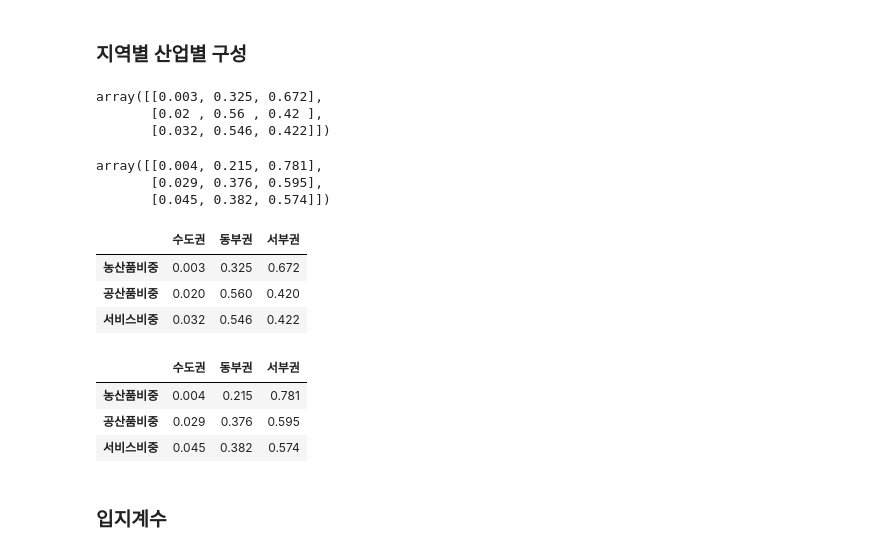
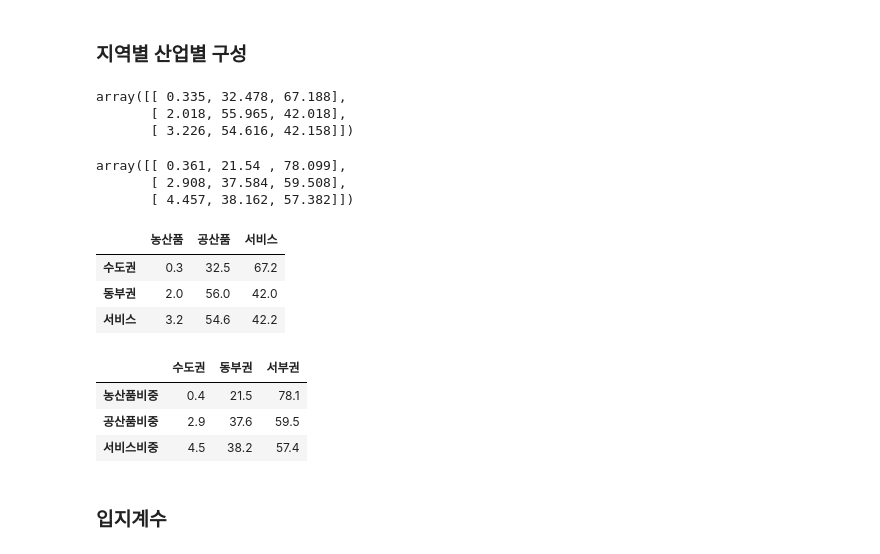
Before and after one commit to Tom-Jung/legendary-funicular, a Jupyter notebook: Ch7. 지역산업연관분석_3부문_3지역_new_final.ipynb, the cells around one changed output. Cells and saved outputs as stored; diff of their text form; code cells hidden in the pictures.

```diff
--- a/Ch7. 지역산업연관분석_3부문_3지역_new_final.ipynb
+++ b/Ch7. 지역산업연관분석_3부문_3지역_new_final.ipynb
@@ -67,7 +49,7 @@ sm_vact = np.vstack((va[:,9],ct[:,9]))
 vact_all = np.hstack((sudo, seobu, dongbu,sm_vact))
 
 va_sm = np.hstack((sudo, seobu, dongbu))
-ctva_wgt = ((vact_all/sm_vact)*100).round(1)
+ctva_wgt = (vact_all/sm_vact)
 str_rg = np.vstack((vact_all,ctva_wgt))
-str_rg.shape
+str_rg
 # %% [output]
@@ -90,47 +75,47 @@ VACT_by_RG.to_csv('산출액_부가가치_지역별_비중.csv', encoding='utf_8
 # %%
 # 산출액
 
-sudo_ind_by_ct = Mt[-1,:3]/str_rg[1,0] # 수도권 산업별 비중
-dongbu_ind_by_ct = Mt[-1,3:6]/str_rg[1,1] # 동부권 산업별 비중
-seobu_ind_by_ct = Mt[-1,6:9]/str_rg[1,2] # 동부권 산업별 비중
+sudo_ind_by_ct = (Mt[-1,:3]/str_rg[1,0]*100) # 수도권 산업별 비중
+dongbu_ind_by_ct = (Mt[-1,3:6]/str_rg[1,1]*100) # 동부권 산업별 비중
+seobu_ind_by_ct = (Mt[-1,6:9]/str_rg[1,2]*100) # 동부권 산업별 비중
 
 wgt_ind_by_region_ct = np.vstack((sudo_ind_by_ct,dongbu_ind_by_ct,seobu_ind_by_ct)) #  지역별 산업별 비중
 wgt_ind_by_region_ct
 # %% [output]
-array([[0.003, 0.325, 0.672],
-       [0.02 , 0.56 , 0.42 ],
-       [0.032, 0.546, 0.422]])
+array([[ 0.335, 32.478, 67.188],
+       [ 2.018, 55.965, 42.018],
+       [ 3.226, 54.616, 42.158]])
 # %%
 # 부가가치
 
-sudo_ind_by_va = Mt[-2,:3]/str_rg[0,0] # 수도권 산업별 비중
-dongbu_ind_by_va = Mt[-2,3:6]/str_rg[0,1] # 동부권 산업별 비중
-seobu_ind_by_va = Mt[-2,6:9]/str_rg[0,2] # 동부권 산업별 비중
+sudo_ind_by_va = (Mt[-2,:3]/str_rg[0,0]*100) # 수도권 산업별 비중
+dongbu_ind_by_va = (Mt[-2,3:6]/str_rg[0,1]*100) # 동부권 산업별 비중
+seobu_ind_by_va = (Mt[-2,6:9]/str_rg[0,2]*100) # 동부권 산업별 비중
 
 wgt_ind_by_region_va = np.vstack((sudo_ind_by_va,dongbu_ind_by_va,seobu_ind_by_va)) #  지역별 산업별 비중
 wgt_ind_by_region_va
 # %% [output]
-array([[0.004, 0.215, 0.781],
-       [0.029, 0.376, 0.595],
-       [0.045, 0.382, 0.574]])
+array([[ 0.361, 21.54 , 78.099],
+       [ 2.908, 37.584, 59.508],
+       [ 4.457, 38.162, 57.382]])
+# %%
+CT_Reg = pd.DataFrame(wgt_ind_by_region_ct.round(1), columns = ['농산품', '공산품', '서비스'],
+                     index=['수도권', '동부권', '서비스']) # 변수명 붙여서 pandas로 내보내기
+CT_Reg
+# %% [output]
+|  | 농산품 | 공산품 | 서비스 |
+| 수도권 | 0.3 | 32.5 | 67.2 |
+| 동부권 | 2.0 | 56.0 | 42.0 |
+| 서비스 | 3.2 | 54.6 | 42.2 |
 # %%
-CT_Reg = pd.DataFrame(wgt_ind_by_region_ct.round(3), columns = ['수도권', '동부권', '서부권'],
+VA_Reg = pd.DataFrame(wgt_ind_by_region_va.round(1), columns = ['수도권', '동부권', '서부권'],
                      index=['농산품비중', '공산품비중', '서비스비중']) # 변수명 붙여서 pandas로 내보내기
-CT_Reg
+VA_Reg
 # %% [output]
 |  | 수도권 | 동부권 | 서부권 |
-| 농산품비중 | 0.003 | 0.325 | 0.672 |
-| 공산품비중 | 0.020 | 0.560 | 0.420 |
-| 서비스비중 | 0.032 | 0.546 | 0.422 |
+| 농산품비중 | 0.4 | 21.5 | 78.1 |
+| 공산품비중 | 2.9 | 37.6 | 59.5 |
+| 서비스비중 | 4.5 | 38.2 | 57.4 |
-# %%
-VA_Reg = pd.DataFrame(wgt_ind_by_region_va.round(3), columns = ['수도권', '동부권', '서부권'],
-                     index=['농산품비중', '공산품비중', '서비스비중']) # 변수명 붙여서 pandas로 내보내기
-VA_Reg
-# %% [output]
-|  | 수도권 | 동부권 | 서부권 |
-| 농산품비중 | 0.004 | 0.215 | 0.781 |
-| 공산품비중 | 0.029 | 0.376 | 0.595 |
-| 서비스비중 | 0.045 | 0.382 | 0.574 |
 # %% [markdown]
 ### 입지계수
 # %%
```
Also changed, not shown: parts of 76 cells of this notebook.
